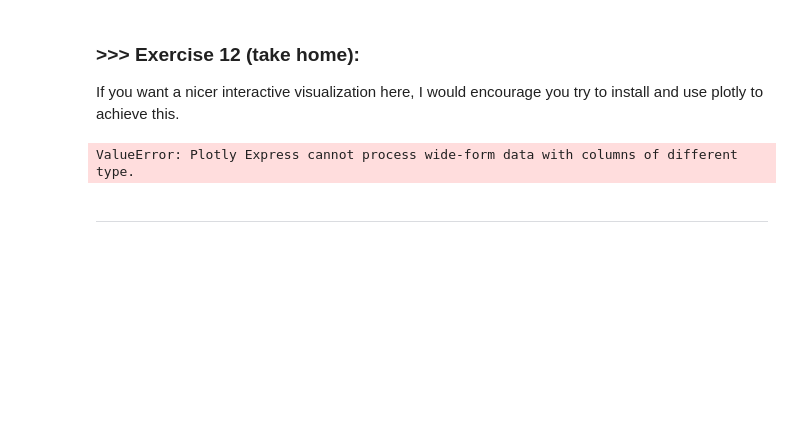
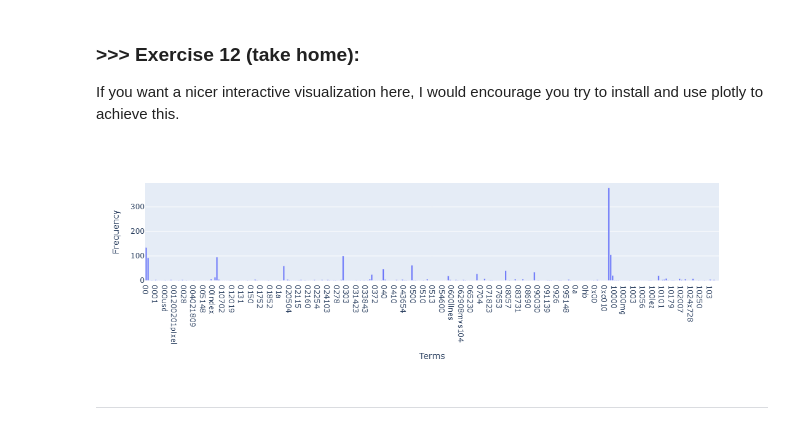
Before and after one commit to MigzAvila/DM2025-Lab1-Exercise, a Jupyter notebook: DM2025-Lab1-Master.ipynb, the cells around one changed output. Drawn from its saved outputs; the diff is of its cells as text; code cells hidden in the pictures; blank space fills up the shorter version.

```diff
--- a/DM2025-Lab1-Master.ipynb
+++ b/DM2025-Lab1-Master.ipynb
@@ -1214,22 +1214,21 @@ If you want a nicer interactive visualization here, I would encourage you try to
 # %%
 # Answer here
 import numpy as np
 import pandas as pd
 import plotly.express as px
 
 
 terms = count_vect.get_feature_names_out()[:300]
 freqs = term_frequencies[:300]
 
 
-df = pd.DataFrame({"term": terms, "freq": freqs})
+df = pd.DataFrame({"Terms": terms, "Frequency": freqs})
 
-fig = px.bar(df, y="frequen", x="term", orientation="v")
-
+fig = px.bar(df, y="Frequency", x="Terms", orientation="v")
 
 fig.show()
 # %% [output]
-ValueError: Plotly Express cannot process wide-form data with columns of different type.
+[figure, added]
 # %% [markdown]
 ---
 # %% [markdown]
```
Also changed, not shown: parts of 5 cells of this notebook.
